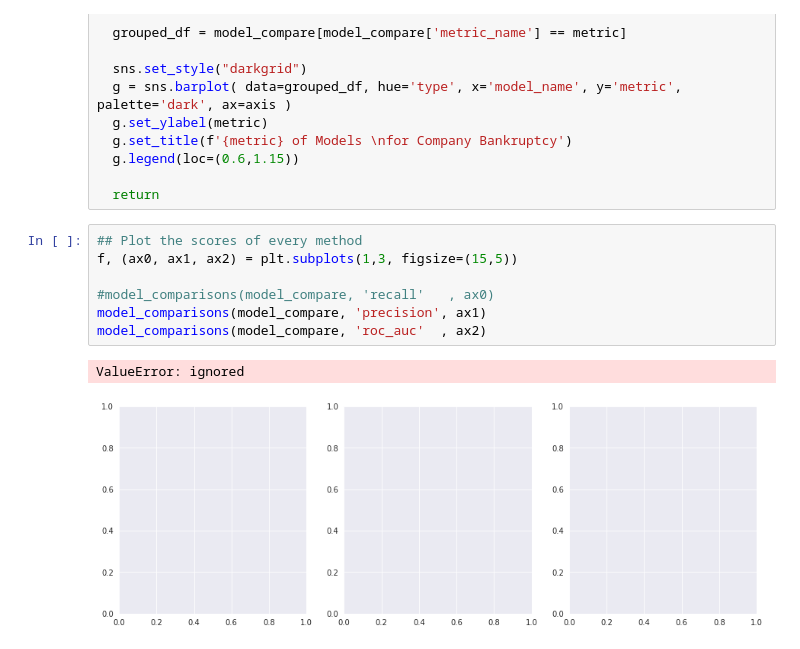
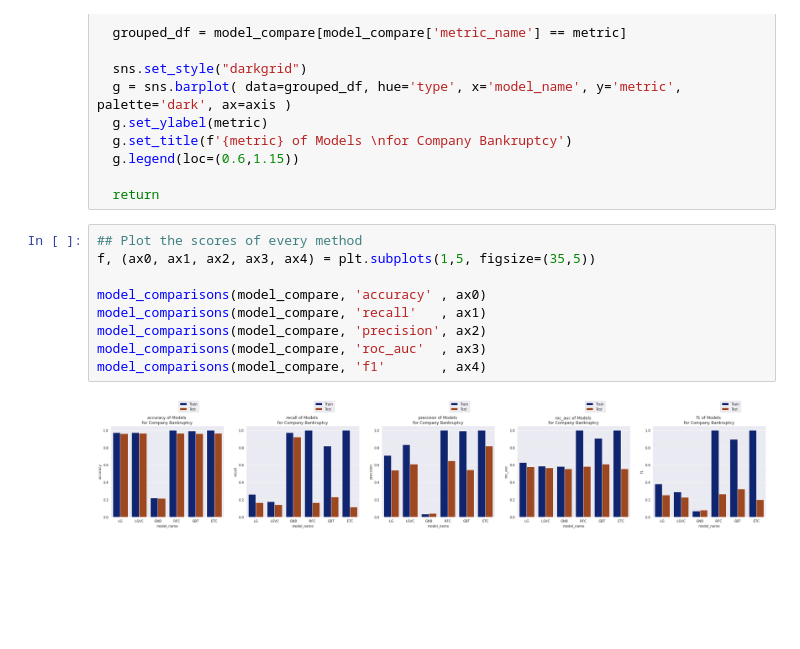
Before and after one commit to spros1/TaiwaneseBankruptcyPrediction, a Jupyter notebook: TaiwaneseBankruptcyPrediction.ipynb, the cells around one changed output. Drawn from its saved outputs; the diff is of its cells as text; blank space fills up the shorter version.

```diff
--- a/TaiwaneseBankruptcyPrediction.ipynb
+++ b/TaiwaneseBankruptcyPrediction.ipynb
@@ -510,11 +510,12 @@ def model_comparisons (df, metric, axis):
   return
 # %%
 ## Plot the scores of every method
-f, (ax0, ax1, ax2) = plt.subplots(1,3, figsize=(15,5))
+f, (ax0, ax1, ax2, ax3, ax4) = plt.subplots(1,5, figsize=(35,5))
 
-#model_comparisons(model_compare, 'recall'   , ax0)
-model_comparisons(model_compare, 'precision', ax1)
-model_comparisons(model_compare, 'roc_auc'  , ax2)
+model_comparisons(model_compare, 'accuracy' , ax0)
+model_comparisons(model_compare, 'recall'   , ax1)
+model_comparisons(model_compare, 'precision', ax2)
+model_comparisons(model_compare, 'roc_auc'  , ax3)
+model_comparisons(model_compare, 'f1'       , ax4)
 # %% [output]
-ValueError: ignored
-[figure, old version]
+[figure, new version]
```
Also changed, not shown: parts of 3 cells of this notebook.
